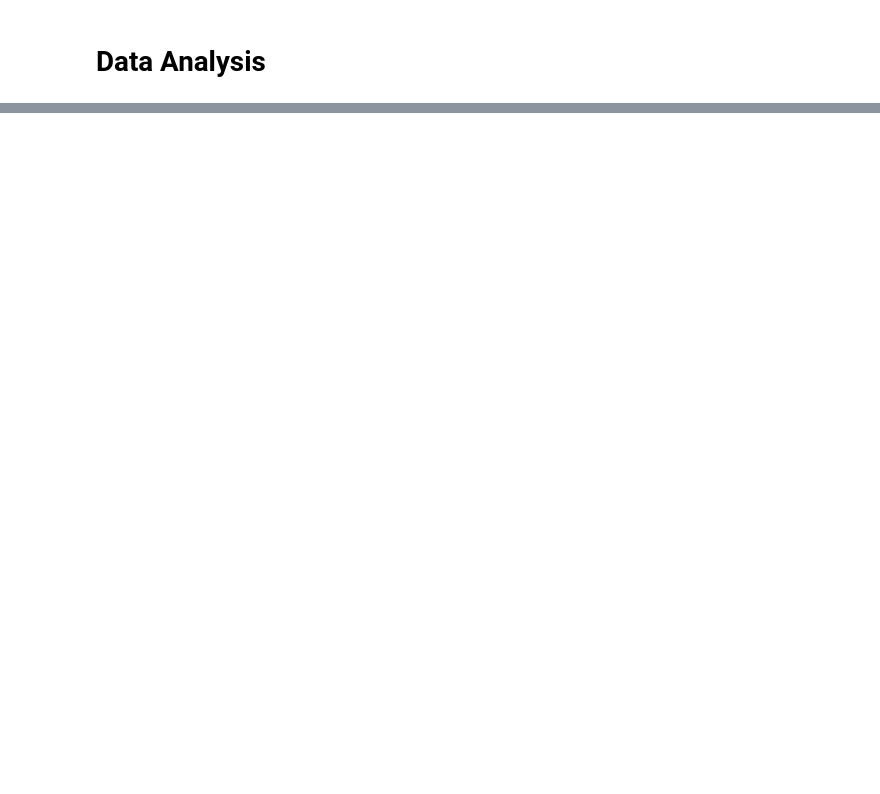
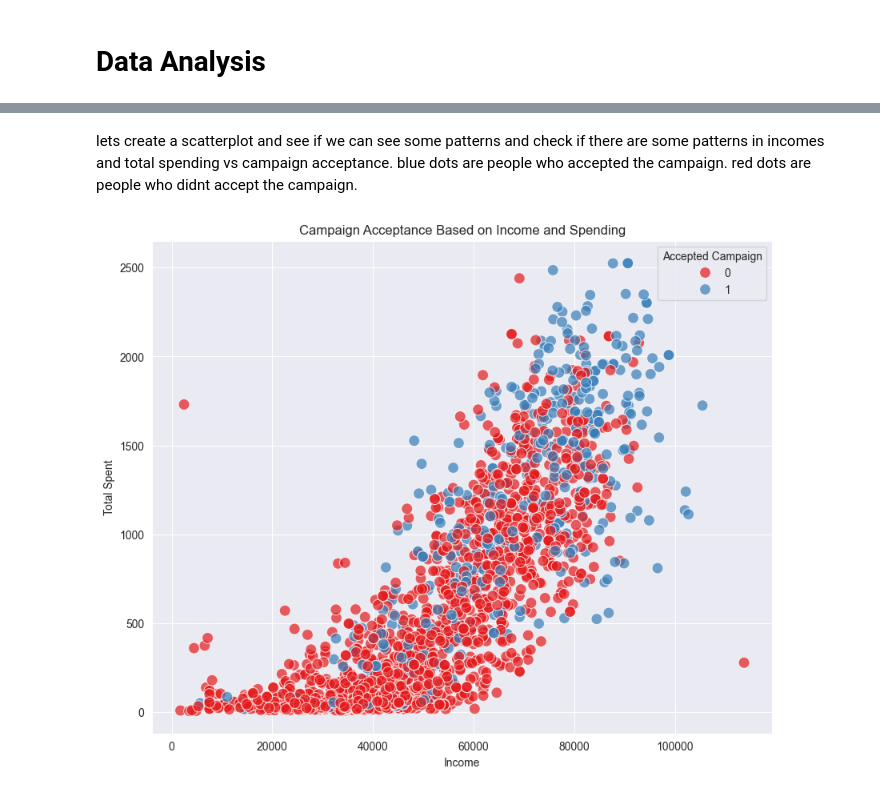
Before and after one commit to joojaa7/dataK-koneO, a Jupyter notebook: Project/project.ipynb, the cells around one changed output, grey strips where cells are left out. Cells and saved outputs as stored; diff of their text form; code cells hidden in the pictures; blank space fills up the shorter version.

```diff
--- a/Project/project.ipynb
+++ b/Project/project.ipynb
@@ -726,0 +371,26 @@ Name: count, dtype: int64
+# %% [markdown]
+lets create a scatterplot and see if we can see some patterns and check if there are some patterns in incomes and total spending vs campaign acceptance.
+blue dots are people who accepted the campaign.
+red dots are people who didnt accept the campaign.
+# %%
+import seaborn as sns
+import matplotlib.pyplot as plt
+
+
+plt.figure(figsize=(10, 8))
+sns.scatterplot(
+    x=df["Income"],
+    y=df["TotalSpent"],
+    hue=df["AcceptedCmpAny"],
+    palette="Set1",
+    s=100,
+    alpha=0.7
+)
+
+plt.xlabel("Income")
+plt.ylabel("Total Spent")
+plt.title("Campaign Acceptance Based on Income and Spending")
+plt.legend(title="Accepted Campaign")
+plt.show()
+# %% [output]
+[figure, added]
```
Also changed, not shown: parts of 106 cells of this notebook.
